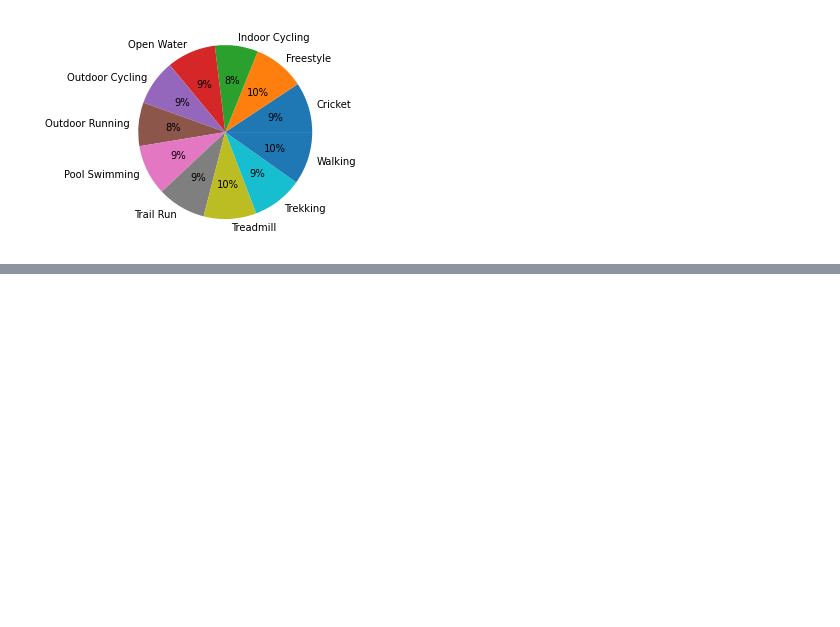
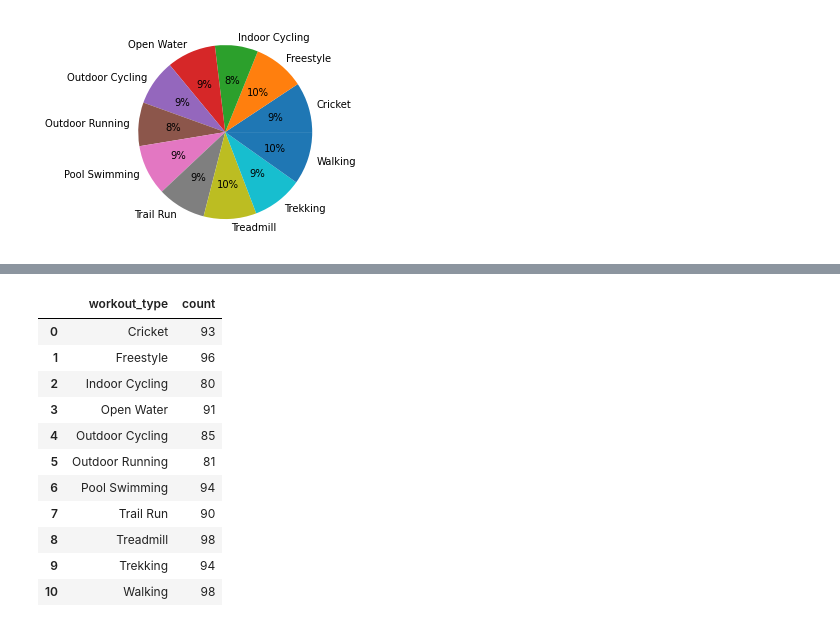
Before and after one commit to sovikapoudel/Data-Visualiation-Spring-2022, a Jupyter notebook: Quiz27.ipynb, the cells around one changed output, grey strips where cells are left out. Drawn from its saved outputs; the diff is of its cells as text; code cells hidden in the pictures; blank space fills up the shorter version.

```diff
--- a/Quiz27.ipynb
+++ b/Quiz27.ipynb
@@ -30,2 +44,20 @@ plt.show()
+# %%
+df1 = df.groupby('workout_type').workout_type.agg(count = 'count')
+df1 = df1.reset_index()
+
+df1 #just adding this code here to see the count of workout types
+# %% [output]
+|  | workout_type | count |
+| 0 | Cricket | 93 |
+| 1 | Freestyle | 96 |
+| 2 | Indoor Cycling | 80 |
+| 3 | Open Water | 91 |
+| 4 | Outdoor Cycling | 85 |
+| 5 | Outdoor Running | 81 |
+| 6 | Pool Swimming | 94 |
+| 7 | Trail Run | 90 |
+| 8 | Treadmill | 98 |
+| 9 | Trekking | 94 |
+| 10 | Walking | 98 |
 # %%
 df.groupby('workout_type').workout_type.agg('count').value_counts().plot(kind='pie')
```
Also changed, not shown: parts of 8 cells of this notebook.
